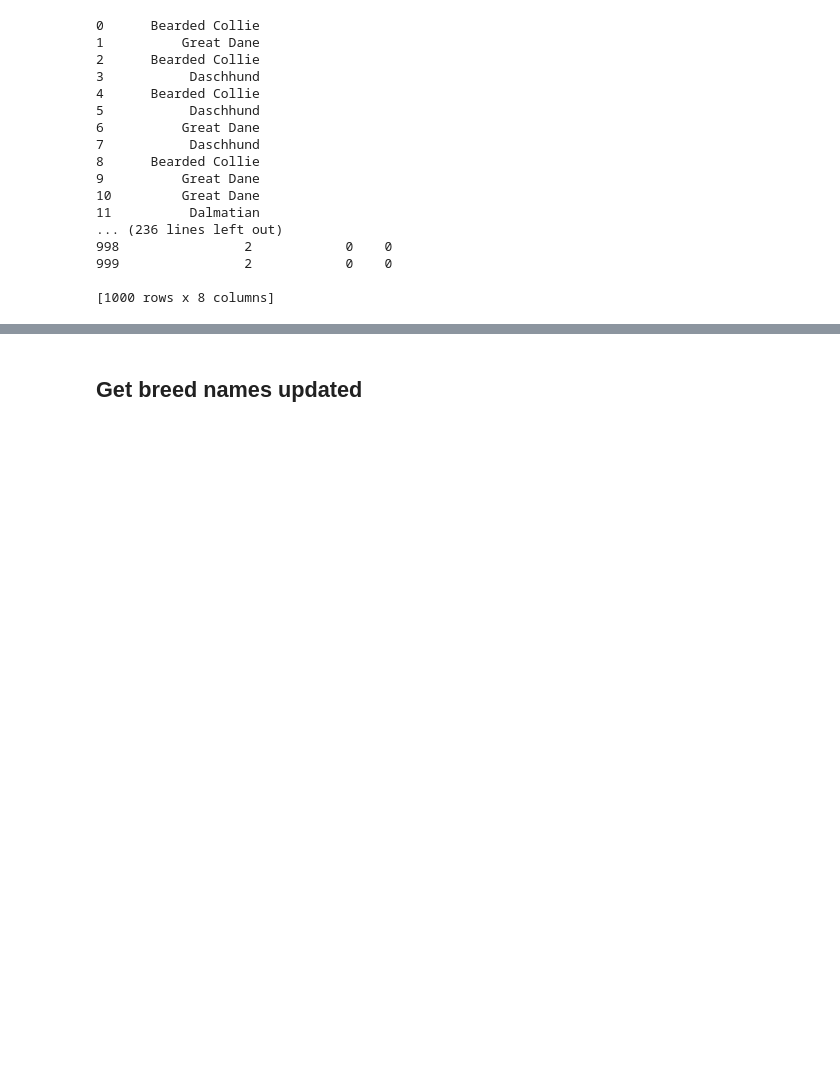
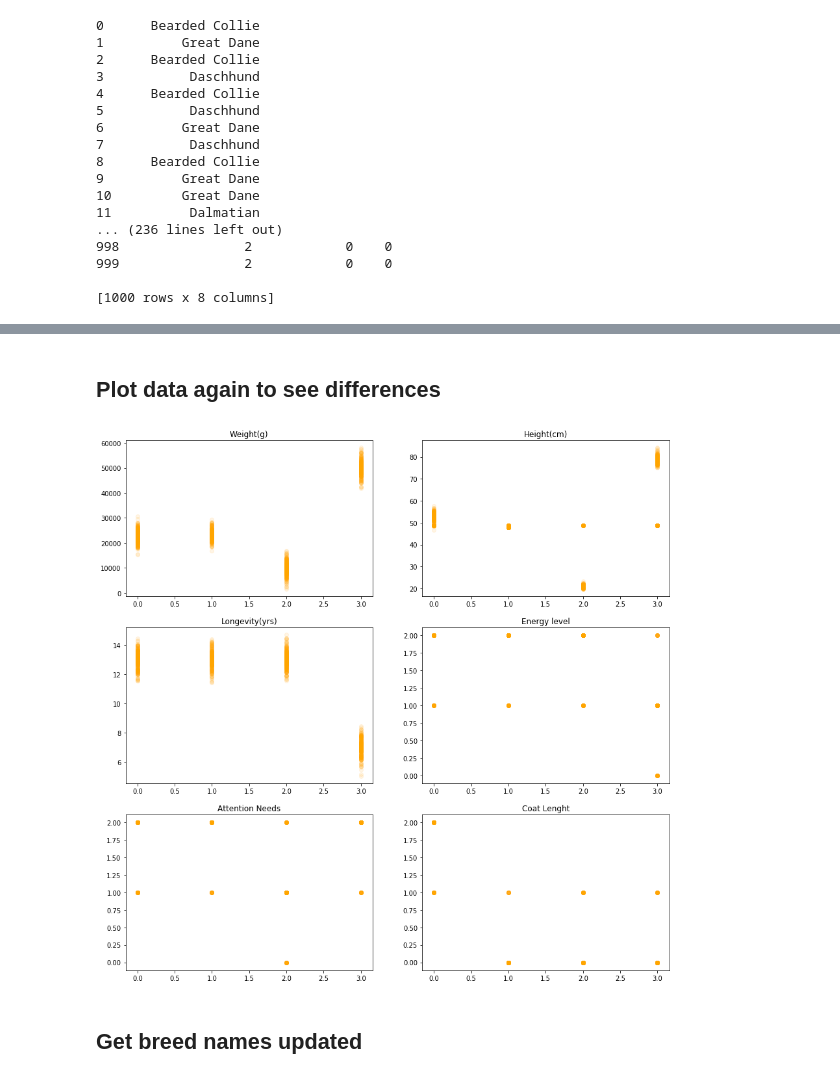
Before and after one commit to mdiannna/MachineLearningHomeworks, a Jupyter notebook: Homework1.ipynb, the cells around one changed output, grey strips where cells are left out. Drawn from its saved outputs; the diff is of its cells as text; code cells hidden in the pictures; blank space fills up the shorter version.

```diff
--- a/Homework1.ipynb
+++ b/Homework1.ipynb
@@ -167,4 +172,10 @@ def handleMissing(data):
     return result
-# %%
-# data = handleMissing(data)
-data = data.dropna()
+# %%
+print(data)
+
+data = data.fillna(data.mean()['Height(cm)'])
+# data = data.fillna(data.mean())
+
+# data = handleMissing(data)
+print(data)
+# data = data.dropna()
@@ -171,3 +200,24 @@ data = data.dropna()
+# %% [markdown]
+## Plot data again to see differences
+# %%
+
+
+columns = ["Breed Name","Weight(g)","Height(cm)","Longevity(yrs)",
+    "Energy level", "Attention Needs", "Coat Lenght", "Sex",
+    "Owner Name"]
+
+fig = plt.figure(figsize=(15, 15))
+((p1,p2), (p3,p4), (p5,p6)) = fig.subplots(3,2)
+
+# Save breed_names in a variable
+breed_names = data.iloc[:, 0]
+
+
+for i in range(1, 7):
+        locals()['p'+str(i)].scatter(breed_names,data.iloc[:,i],alpha = 0.1, color="orange")
+        locals()['p'+str(i)].set_title(data.columns[i])
+# %% [output]
+[figure, added]
 # %% [markdown]
 ## Get breed names updated
 # %%
```
Also changed, not shown: parts of 12 cells of this notebook, 5 other files.
